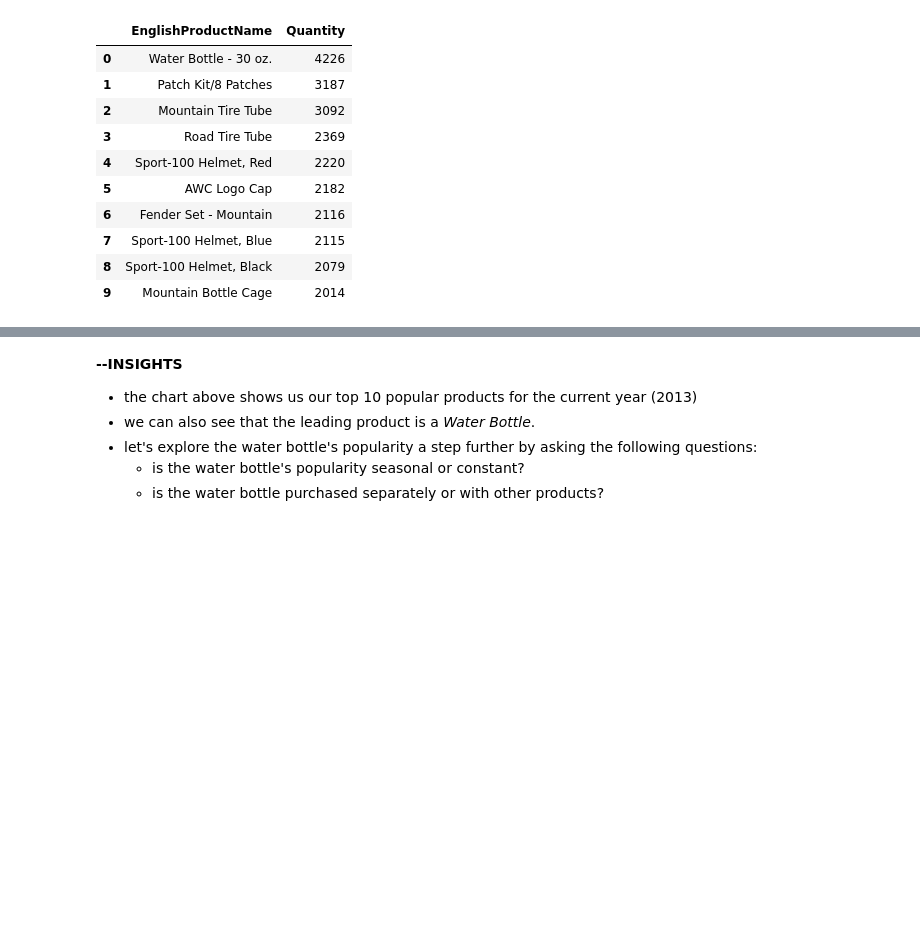
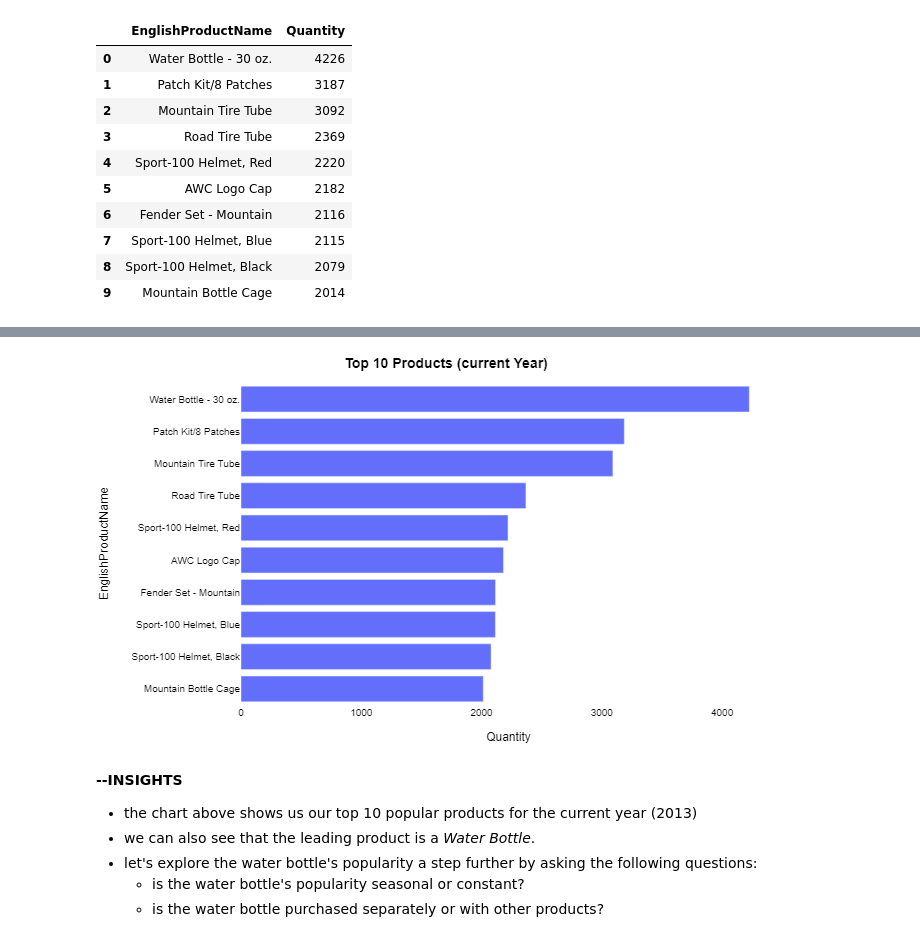
Before and after one commit to simbapy/aw-exploration, a Jupyter notebook: AW-Exploration.ipynb, the cells around one changed output, grey strips where cells are left out. Cells and saved outputs as stored; diff of their text form; code cells hidden in the pictures; blank space fills up the shorter version.

```diff
--- a/AW-Exploration.ipynb
+++ b/AW-Exploration.ipynb
@@ -147,3 +145,7 @@ pio.show(fig)
+# %%
+Image("top-10-prod.png")
+# %% [output]
+[figure, added]
 # %% [markdown]
 **--INSIGHTS**
 - the chart above shows us our top 10 popular products for the current year (2013)
```
Also changed, not shown: parts of 10 cells of this notebook.
